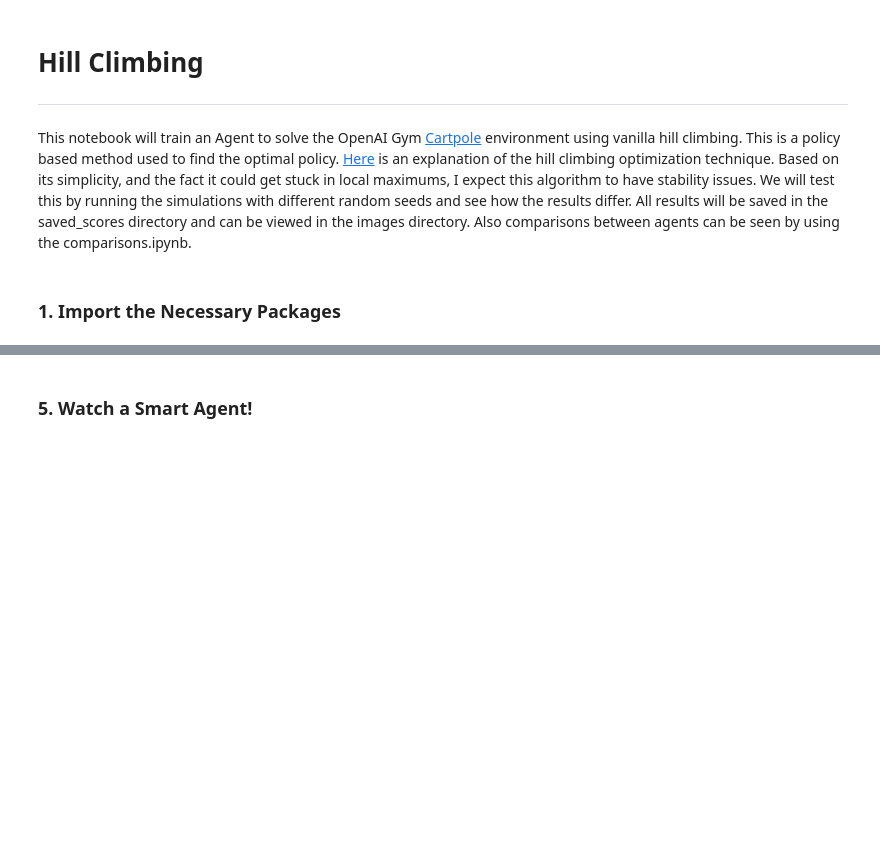
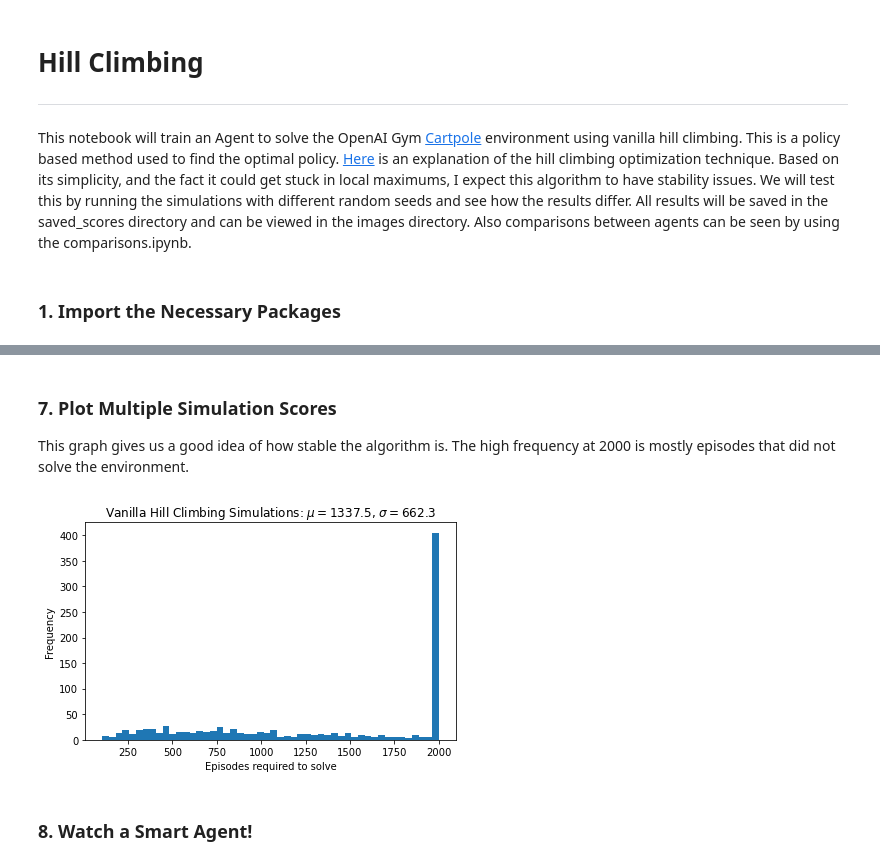
Before and after one commit to JSheldon3488/DeepRL_Policy_Based_Methods, a Jupyter notebook: Hill_Climbing_Cartpole.ipynb, the cells around one changed output, grey strips where cells are left out. Cells and saved outputs as stored; diff of their text form; code cells hidden in the pictures; blank space fills up the shorter version.

Commit message:
Finished Vanilla Hill Climbing Notebook

```diff
--- a/Hill_Climbing_Cartpole.ipynb
+++ b/Hill_Climbing_Cartpole.ipynb
@@ -23,6 +27,12 @@ import matplotlib.pyplot as plt
 class Policy():
     """ Policy Represented as Neural Network """
     def __init__(self, env, seed=0):
+        """ Initialize everything you need to run the policy. Note if you want different random starts for the original
+        weights you need to change the seed when creating the Policy.
+
+        :param env: environment this policy will be representing
+        :param seed: for random weight generation
+        """
         np.random.seed(seed)
         self.env = env
         self.state_space = env.observation_space.shape[0]
@@ -44,15 +56,15 @@ class Policy():
 env = gym.make('CartPole-v0')
 policy = Policy(env=env, seed=0)
 
-def hill_climbing(n_episodes=1000, max_t=1000, gamma=1.0, print_every=100, noise_scale=0.01):
-    """Implementation of Vanilla Hill Climbing
+def hill_climbing(n_episodes=2000, max_t=1000, gamma=1.0, print_every=100, noise_scale=0.01):
+    """Implementation of Single Vanilla Hill Climbing
 
     :param n_episodes: max number of training episodes
     :param max_t: max number of timesteps per episode
     :param gamma: discount rate
     :param print_every: how often to print average score
     :param noise_scale: std deviation of additive noise
-    :return:
+    :return: list of scores from the episodes
     """
     scores_deque = deque(maxlen=100)
     scores = []
@@ -84,9 +96,10 @@ def hill_climbing(n_episodes=1000, max_t=1000, gamma=1.0, print_every=100, noise
         else: # did not find better weights
             policy.w = best_weights + noise_scale * np.random.rand(*policy.w.shape)
 
+        # Show results during simulation
         if i_episode % print_every == 0:
             print('Episode {}\tAverage Score: {:.2f}'.format(i_episode, np.mean(scores_deque)))
-        if np.mean(scores_deque)>=195.0:
+        if np.mean(scores_deque)>=195.0 and i_episode > 99:
             print('Environment solved in {:d} episodes!\tAverage Score: {:.2f}'.format(i_episode-100, np.mean(scores_deque)))
             policy.w = best_weights
             break
@@ -103,7 +113,0 @@ Environment solved in 116 episodes!     Average Score: 195.34
-# %%
-fig = plt.figure()
-ax = fig.add_subplot(111)
-plt.plot(np.arange(1, len(scores)+1), scores)
-plt.ylabel('Score')
-plt.xlabel('Episode #')
-plt.show()
@@ -112,5 +214,32 @@ plt.show()
+# %% [markdown]
+### 7. Plot Multiple Simulation Scores
+This graph gives us a good idea of how stable the algorithm is. The high frequency at 2000 is mostly episodes that did
+not solve the environment.
+# %%
+def graph_multiple(scores, save_graph=True):
+    # Calculate the Mean and Standard Deviation of the scores
+    mean = round(np.mean(scores),1)
+    std = round(np.std(scores),1)
+
+    # Graph the Results
+    fig, ax = plt.subplots()
+    n, bins, patches = ax.hist(scores, 40)
+    ax.set(xlabel="Episodes required to solve", ylabel="Frequency", title=f"Vanilla Hill Climbing Simulations: $\mu={mean}$, $\sigma={std}$")
+    fig.tight_layout()
+
+    # Save the Graph
+    if save_graph:
+        filepath = f"C:\Dev\Python\RL\Policy-Based-Methods\images\\vanilla_HillClimbing_multiple.png"
+        fig.savefig(filepath)
+
+    plt.show()
+
+scores = load_scores(f"C:\Dev\Python\RL\Policy-Based-Methods\saved_scores\HillClimbing_Solved.txt")
+graph_multiple(scores)
+# %% [output]
+[figure, added]
 # %% [markdown]
-### 5. Watch a Smart Agent!
+### 8. Watch a Smart Agent!
 # %%
 env = gym.make('CartPole-v0')
 state = env.reset()
```
Also changed, not shown: parts of 12 cells of this notebook, 1 other file.
